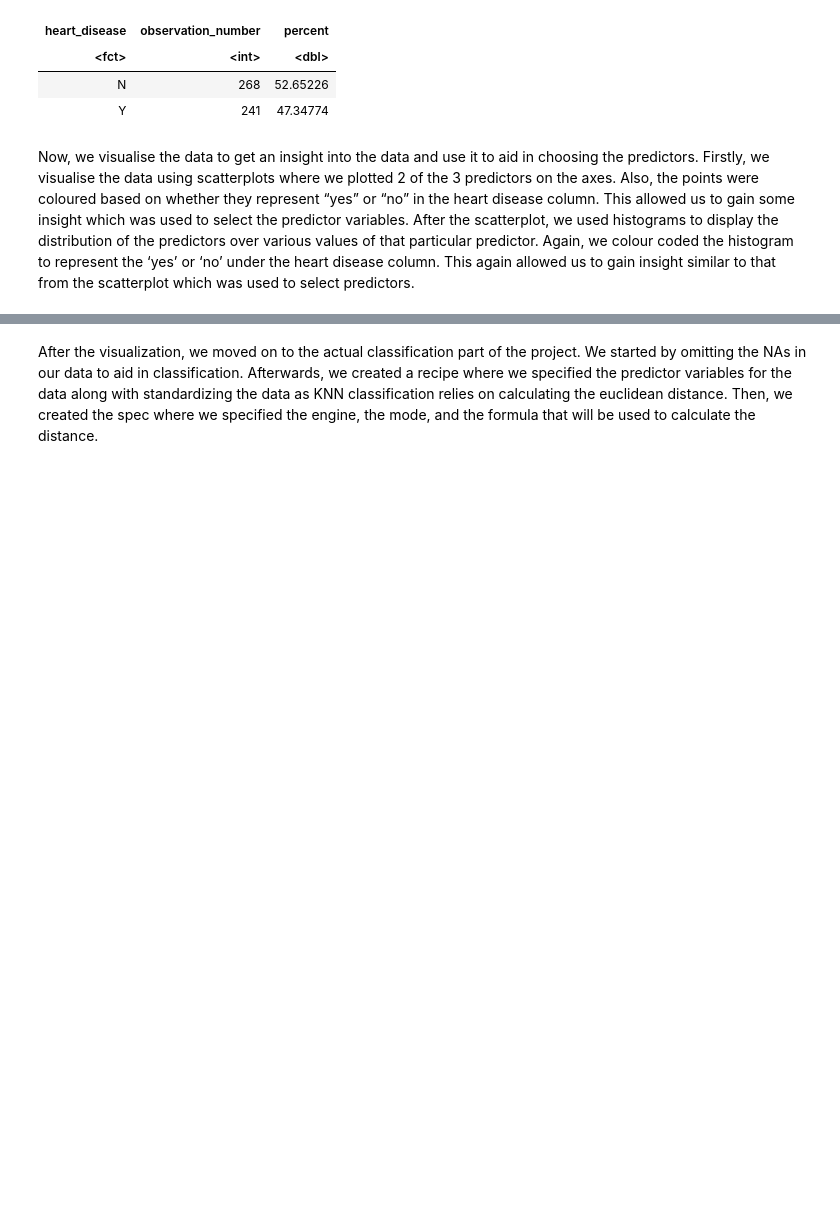
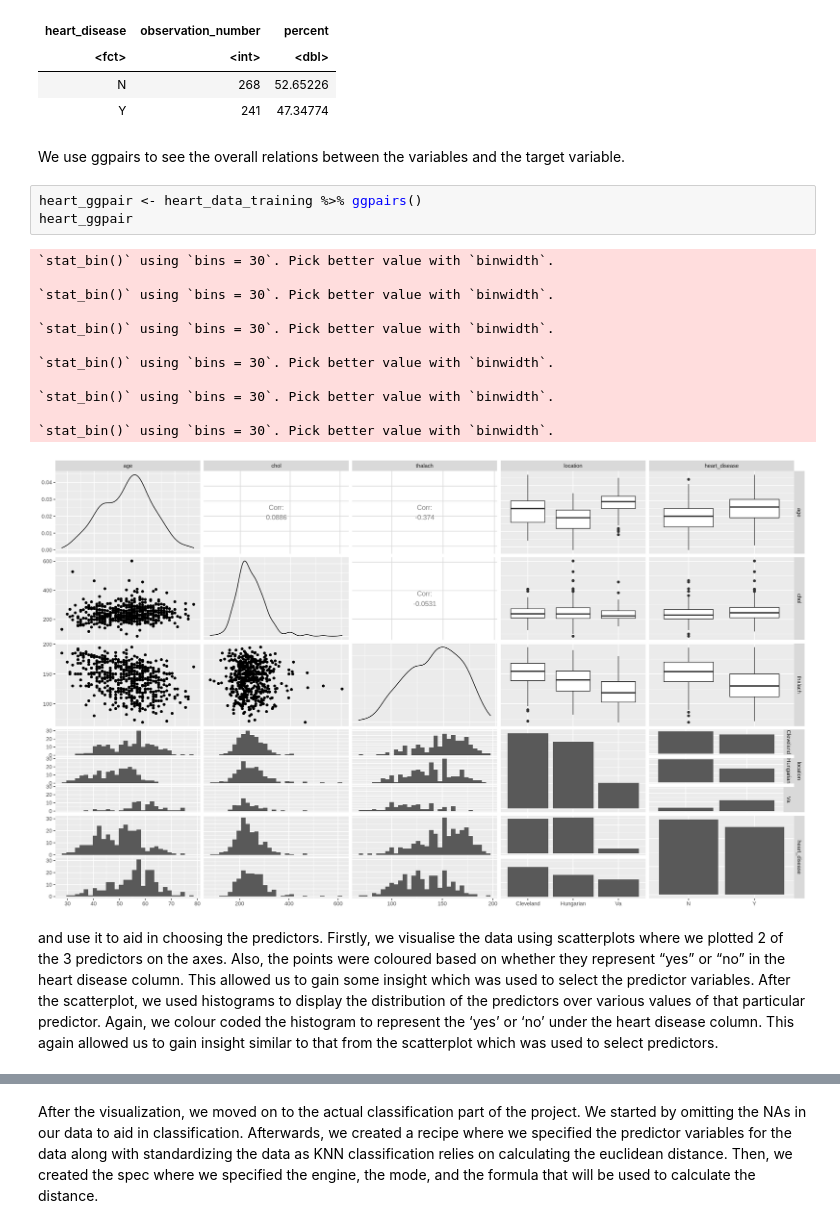
Before and after one commit to alisalamatian1/Heart_disease_prediction, a Jupyter notebook: Report.ipynb, the cells around one changed output, grey strips where cells are left out. Saved outputs shown, nothing was run; the diff lists cells and outputs as text; blank space fills up the shorter version.

Commit message:
adding ggpairs

```diff
--- a/Report.ipynb
+++ b/Report.ipynb
@@ -269,7 +241,25 @@ A tibble: 2 × 3
 | <fct> | <int> | <dbl> |
 | N | 268 | 52.65226 |
 | Y | 241 | 47.34774 |
+# %% [markdown]
+We use ggpairs to see the overall relations between the variables and the target variable.
+# %%
+heart_ggpair <- heart_data_training %>% ggpairs()
+heart_ggpair
+# %% [output]
+`stat_bin()` using `bins = 30`. Pick better value with `binwidth`.
+
+`stat_bin()` using `bins = 30`. Pick better value with `binwidth`.
+
+`stat_bin()` using `bins = 30`. Pick better value with `binwidth`.
+
+`stat_bin()` using `bins = 30`. Pick better value with `binwidth`.
+
+`stat_bin()` using `bins = 30`. Pick better value with `binwidth`.
+
+`stat_bin()` using `bins = 30`. Pick better value with `binwidth`.
+[figure, added]
 # %% [markdown]
-Now, we visualise the data to get an insight into the data and use it to aid in choosing the predictors. Firstly, we visualise the data using scatterplots where we plotted 2 of the 3 predictors on the axes. Also, the points were coloured based on whether they represent “yes” or “no” in the heart disease column. This allowed us to gain some insight which was used to select the predictor variables. After the scatterplot, we used histograms to display the distribution of the predictors over various values of that particular predictor. Again, we colour coded the histogram to represent the ‘yes’ or ‘no’ under the heart disease column. This again allowed us to gain insight similar to that from the scatterplot which was used to select predictors.
+and use it to aid in choosing the predictors. Firstly, we visualise the data using scatterplots where we plotted 2 of the 3 predictors on the axes. Also, the points were coloured based on whether they represent “yes” or “no” in the heart disease column. This allowed us to gain some insight which was used to select the predictor variables. After the scatterplot, we used histograms to display the distribution of the predictors over various values of that particular predictor. Again, we colour coded the histogram to represent the ‘yes’ or ‘no’ under the heart disease column. This again allowed us to gain insight similar to that from the scatterplot which was used to select predictors.
 # %%
 #visualising the data
```
Also changed, not shown: parts of 6 cells of this notebook.
